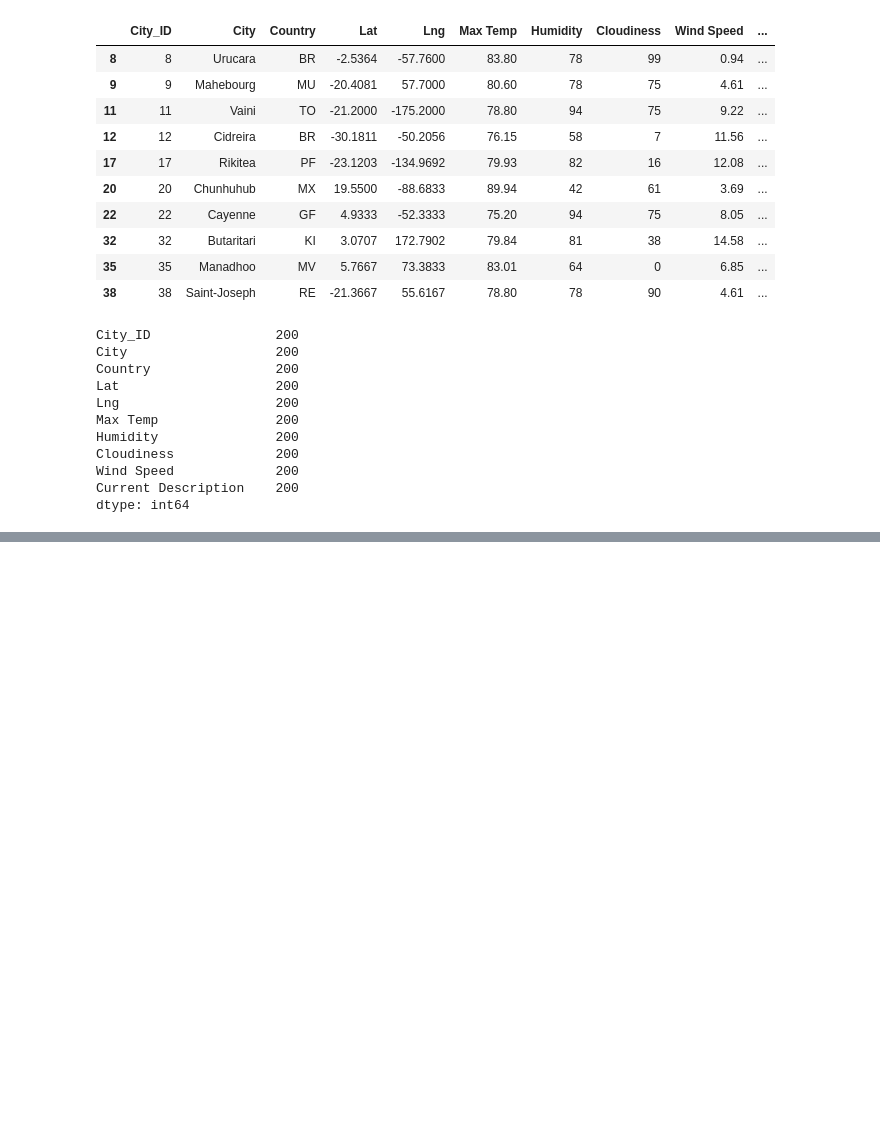
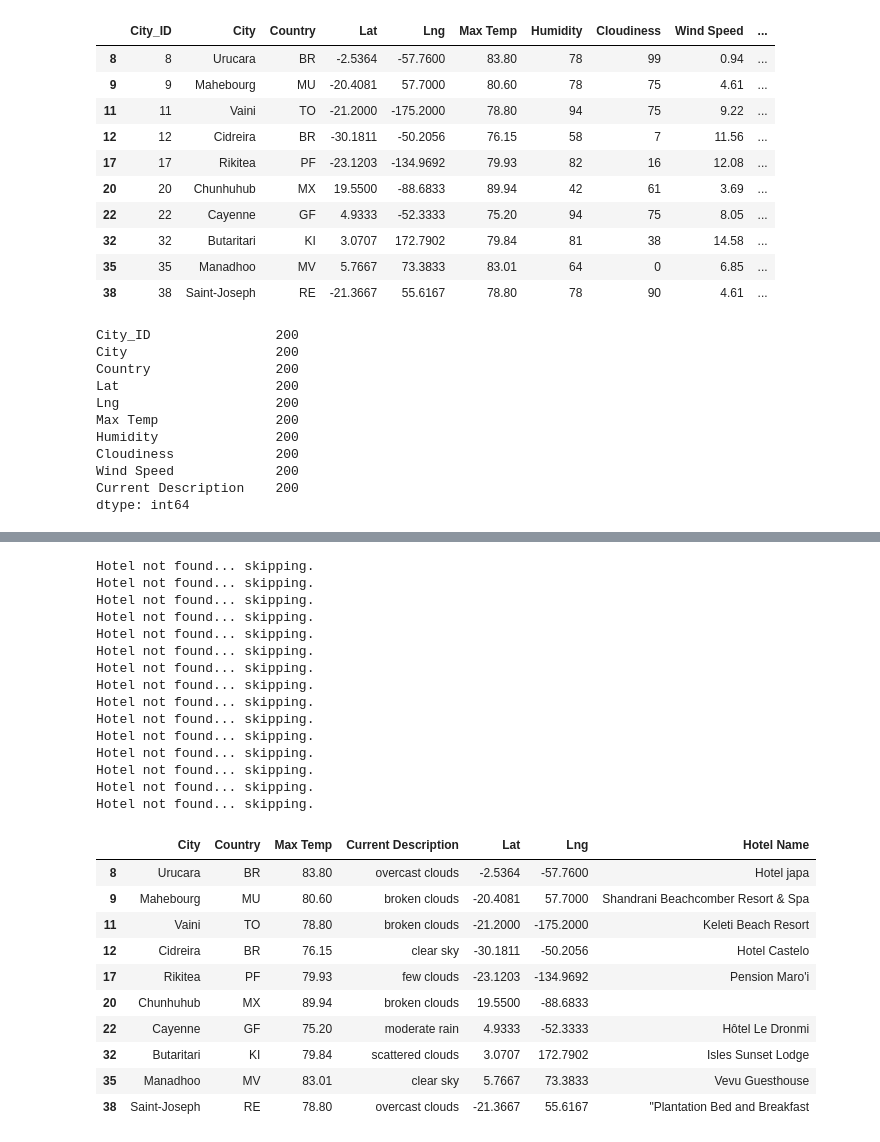
Before and after one commit to erinrkahn/World_Weather_Analysis, a Jupyter notebook: Vacation_Search/Vacation_Search.ipynb, the cells around one changed output, grey strips where cells are left out. Saved outputs shown, nothing was run; the diff lists cells and outputs as text; code cells hidden in the pictures; blank space fills up the shorter version.

```diff
--- a/Vacation_Search/Vacation_Search.ipynb
+++ b/Vacation_Search/Vacation_Search.ipynb
@@ -79,22 +85,57 @@ NameError: name 'clean_df' is not defined
 # %%
 # 6a. Set parameters to search for hotels with 5000 meters.
 params = {
     "radius": 5000,
     "type": "lodging",
     "key": g_key
 }
 
 # 6b. Iterate through the hotel DataFrame.
-
+for index, row in hotel_df.iterrows():
     # 6c. Get latitude and longitude from DataFrame
-
+    lat = row["Lat"]
+    lng = row["Lng"]
+    params["location"] = f"{lat},{lng}"
 
     # 6d. Set up the base URL for the Google Directions API to get JSON data.
-
+    base_url = "https://maps.googleapis.com/maps/api/place/nearbysearch/json"
 
     # 6e. Make request and retrieve the JSON data from the search.
-
+    hotels = requests.get(base_url, params=params).json()
 
     # 6f. Get the first hotel from the results and store the name, if a hotel isn't found skip the city.
+    try:
+        hotel_df.loc[index, "Hotel Name"] = hotels["results"][0]["name"]
+    except (IndexError):
+        print("Hotel not found... skipping.")
+
+hotel_df.head(10)
+# %% [output]
+Hotel not found... skipping.
+Hotel not found... skipping.
+Hotel not found... skipping.
+Hotel not found... skipping.
+Hotel not found... skipping.
+Hotel not found... skipping.
+Hotel not found... skipping.
+Hotel not found... skipping.
+Hotel not found... skipping.
+Hotel not found... skipping.
+Hotel not found... skipping.
+Hotel not found... skipping.
+Hotel not found... skipping.
+Hotel not found... skipping.
+Hotel not found... skipping.
+|  | City | Country | Max Temp | Current Description | Lat | Lng | Hotel Name |
+| 8 | Urucara | BR | 83.80 | overcast clouds | -2.5364 | -57.7600 | Hotel japa |
+| 9 | Mahebourg | MU | 80.60 | broken clouds | -20.4081 | 57.7000 | Shandrani Beachcomber Resort & Spa |
+| 11 | Vaini | TO | 78.80 | broken clouds | -21.2000 | -175.2000 | Keleti Beach Resort |
+| 12 | Cidreira | BR | 76.15 | clear sky | -30.1811 | -50.2056 | Hotel Castelo |
+| 17 | Rikitea | PF | 79.93 | few clouds | -23.1203 | -134.9692 | Pension Maro'i |
+| 20 | Chunhuhub | MX | 89.94 | broken clouds | 19.5500 | -88.6833 |  |
+| 22 | Cayenne | GF | 75.20 | moderate rain | 4.9333 | -52.3333 | Hôtel Le Dronmi |
+| 32 | Butaritari | KI | 79.84 | scattered clouds | 3.0707 | 172.7902 | Isles Sunset Lodge |
+| 35 | Manadhoo | MV | 83.01 | clear sky | 5.7667 | 73.3833 | Vevu Guesthouse |
+| 38 | Saint-Joseph | RE | 78.80 | overcast clouds | -21.3667 | 55.6167 | "Plantation Bed and Breakfast |
 # %%
 # 7. Drop the rows where there is no Hotel Name.
```
Also changed, not shown: parts of 6 cells of this notebook.
